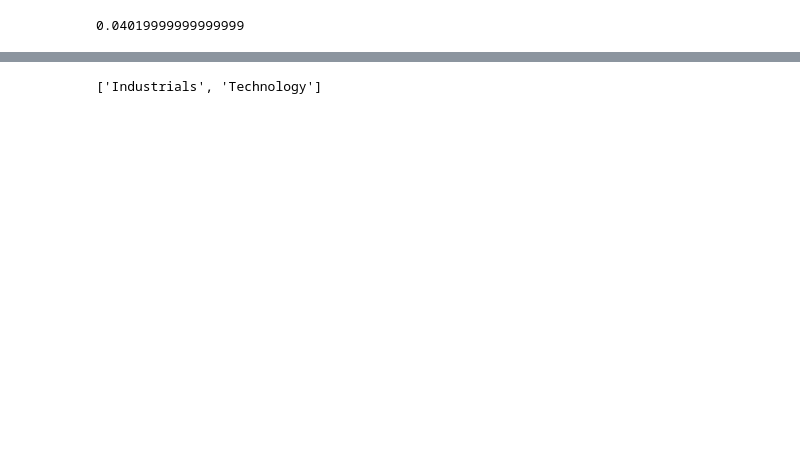
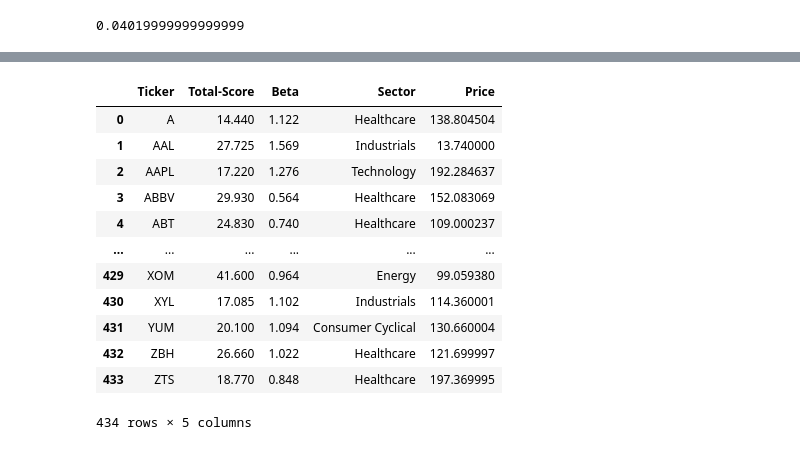
Before and after one commit to NickJS1231/Final-Project, a Jupyter notebook: Get_data - Copy.ipynb, the cells around one changed output, grey strips where cells are left out. Cells and saved outputs as stored; diff of their text form; code cells hidden in the pictures; blank space fills up the shorter version.

```diff
--- a/Get_data - Copy.ipynb
+++ b/Get_data - Copy.ipynb
@@ -296,21 +280,30 @@ sp500_df_w_scores
-# %%
-chosen_sectors = []
-
-#seemless for checkbox frontend
-# maybe this should be reworked as a toggle? AGAIN idk how the frontend works for the checkboxes
-def add_sector(sector_list, new_sector) :
-    if new_sector not in sector_list :
-        sector_list.append(new_sector)
-
-add_sector(chosen_sectors, "Industrials")
-add_sector(chosen_sectors, "Technology")
-
-chosen_sectors
-
-
-#note: can combine add_sector and narrow_by_years, narrow_by_sector to one seamless function with parameters (sector_list, new_sectors (array), start, end)
-# %% [output]
-['Industrials', 'Technology']
+# %%
+#subset sp500_df_w_scores to have one observation per ticker with the most recent ESG score
+# Get the most recent ESG score, beta, and industry, for each ticker
+
+# Get the most recent ESG score, beta, and industry, for each ticker
+latest_scores = sp500_df_w_scores.groupby('Ticker').apply(lambda x: x.loc[x['Date'].idxmax()])
+latest_scores = latest_scores[['Total-Score', 'Beta', 'Sector', 'Price']]
+latest_scores
+latest_scores.reset_index(inplace=True)
+
+#write to csv
+latest_scores.to_csv('inputs/data_scores.csv', index=False)
+latest_scores
+# %% [output]
+|  | Ticker | Total-Score | Beta | Sector | Price |
+| 0 | A | 14.440 | 1.122 | Healthcare | 138.804504 |
+| 1 | AAL | 27.725 | 1.569 | Industrials | 13.740000 |
+| 2 | AAPL | 17.220 | 1.276 | Technology | 192.284637 |
+| 3 | ABBV | 29.930 | 0.564 | Healthcare | 152.083069 |
+| 4 | ABT | 24.830 | 0.740 | Healthcare | 109.000237 |
+| ... | ... | ... | ... | ... | ... |
+| 429 | XOM | 41.600 | 0.964 | Energy | 99.059380 |
+| 430 | XYL | 17.085 | 1.102 | Industrials | 114.360001 |
+| 431 | YUM | 20.100 | 1.094 | Consumer Cyclical | 130.660004 |
+| 432 | ZBH | 26.660 | 1.022 | Healthcare | 121.699997 |
+| 433 | ZTS | 18.770 | 0.848 | Healthcare | 197.369995 |
+434 rows × 5 columns
 # %%
 #Output the expected returns to a csv file
 e_returns_df.to_csv('inputs/expected_returns.csv')
```
Also changed, not shown: parts of 7 cells of this notebook, 5 other files.
